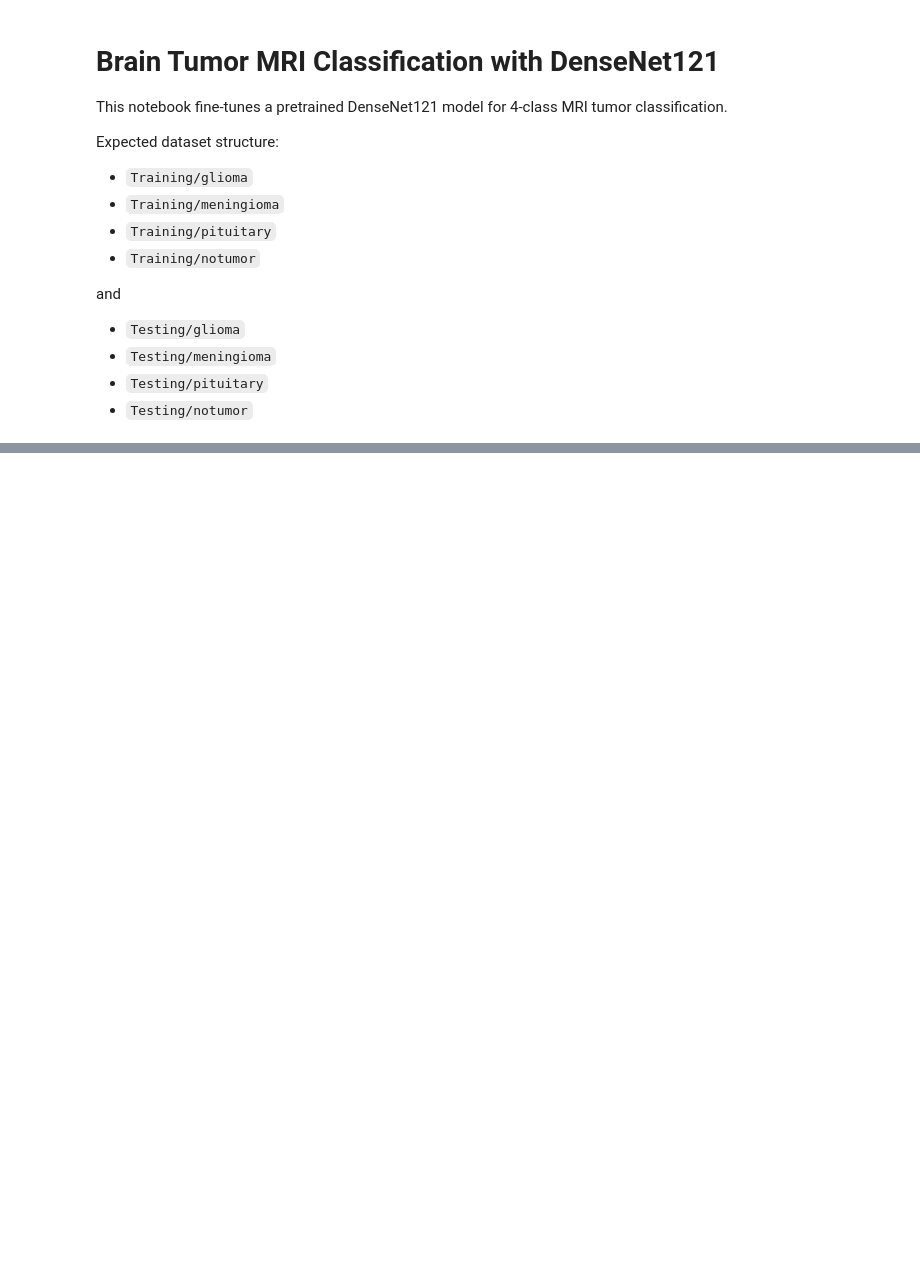
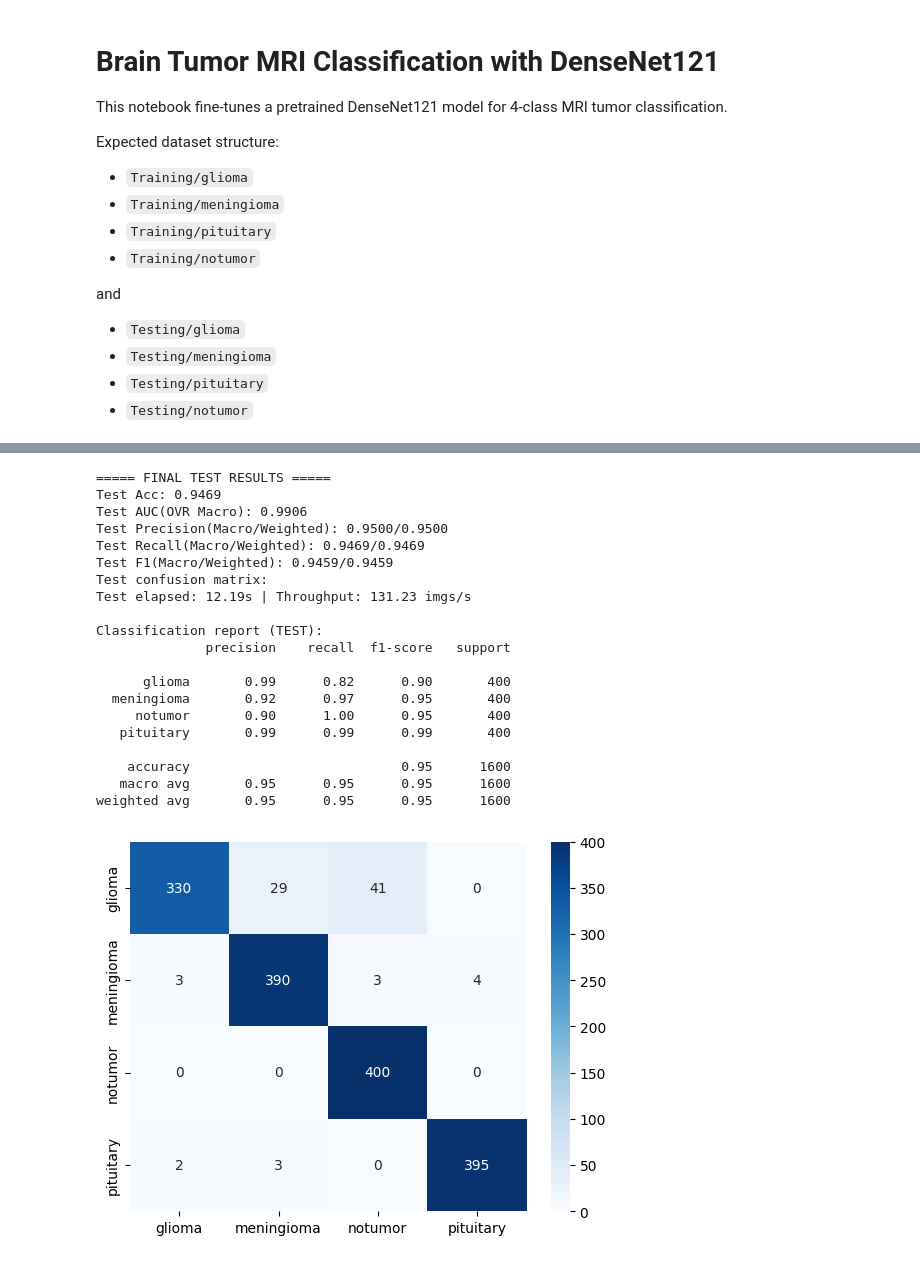
Before and after one commit to aishwaryamathuria/MSDS462_Final_Project, a Jupyter notebook: brain_tumor_densenet121_training.ipynb, the cells around one changed output, grey strips where cells are left out. Drawn from its saved outputs; the diff is of its cells as text; code cells hidden in the pictures; blank space fills up the shorter version.

```diff
--- a/brain_tumor_densenet121_training.ipynb
+++ b/brain_tumor_densenet121_training.ipynb
@@ -44,7 +46,7 @@ from sklearn.utils.class_weight import compute_class_weight
 # =========================
 # CONFIG
 # =========================
-DATA_ROOT = Path('.')
+DATA_ROOT = Path('/content/drive/MyDrive/dataset/mri_dataset')
 TRAIN_DIR = DATA_ROOT / 'Training'
 TEST_DIR = DATA_ROOT / 'Testing'
 
@@ -62,6 +64,8 @@ MIN_DELTA = 1e-4
 BEST_MODEL_PATH = 'brain_mri_densenet121_best.pt'
 LAST_MODEL_PATH = 'brain_mri_densenet121_last.pt'
 
+CLASS_NAMES = ['glioma', 'meningioma', 'notumor', 'pituitary']
+
 assert TRAIN_DIR.exists(), f'Training folder not found: {TRAIN_DIR.resolve()}'
 assert TEST_DIR.exists(), f'Testing folder not found: {TEST_DIR.resolve()}'
 
@@ -397,30 +518,54 @@ if best_metrics is not None:
 # %%
 # =========================
 # FINAL TEST EVALUATION
 # =========================
 best_model, best_ckpt = load_densenet_checkpoint(BEST_MODEL_PATH, device)
 
 test_probs, test_y, test_elapsed, test_ips = infer_probs(best_model, test_loader, device)
 test_metrics = evaluate_multiclass_from_probs(test_probs, test_y)
 test_pred = test_metrics['y_pred']
 
 label_names = [idx_to_class[i] for i in range(num_classes)]
 
 print('\n===== FINAL TEST RESULTS =====')
 print(f"Test Acc: {test_metrics['acc']:.4f}")
 print(f"Test AUC(OVR Macro): {test_metrics['auc_ovr_macro']:.4f}")
 print(
     f"Test Precision(Macro/Weighted): {test_metrics['prec_macro']:.4f}/{test_metrics['prec_weighted']:.4f}"
 )
 print(
     f"Test Recall(Macro/Weighted): {test_metrics['rec_macro']:.4f}/{test_metrics['rec_weighted']:.4f}"
 )
 print(
     f"Test F1(Macro/Weighted): {test_metrics['f1_macro']:.4f}/{test_metrics['f1_weighted']:.4f}"
 )
 print('Test confusion matrix:')
-print(test_metrics['cm'])
+sns.heatmap(test_metrics['cm'], annot=True, fmt='d', cmap='Blues',
+            xticklabels=CLASS_NAMES,
+            yticklabels=CLASS_NAMES)
 print(f'Test elapsed: {test_elapsed:.2f}s | Throughput: {test_ips:.2f} imgs/s')
 
 print('\nClassification report (TEST):')
 print(classification_report(test_y, test_pred, target_names=label_names, zero_division=0))
+# %% [output]
+===== FINAL TEST RESULTS =====
+Test Acc: 0.9469
+Test AUC(OVR Macro): 0.9906
+Test Precision(Macro/Weighted): 0.9500/0.9500
+Test Recall(Macro/Weighted): 0.9469/0.9469
+Test F1(Macro/Weighted): 0.9459/0.9459
+Test confusion matrix:
+Test elapsed: 12.19s | Throughput: 131.23 imgs/s
+
+Classification report (TEST):
+              precision    recall  f1-score   support
+
+      glioma       0.99      0.82      0.90       400
+  meningioma       0.92      0.97      0.95       400
+     notumor       0.90      1.00      0.95       400
+   pituitary       0.99      0.99      0.99       400
+
+    accuracy                           0.95      1600
+   macro avg       0.95      0.95      0.95      1600
+weighted avg       0.95      0.95      0.95      1600
+[figure, added]
```
Also changed, not shown: parts of 6 cells of this notebook, 3 other files.
